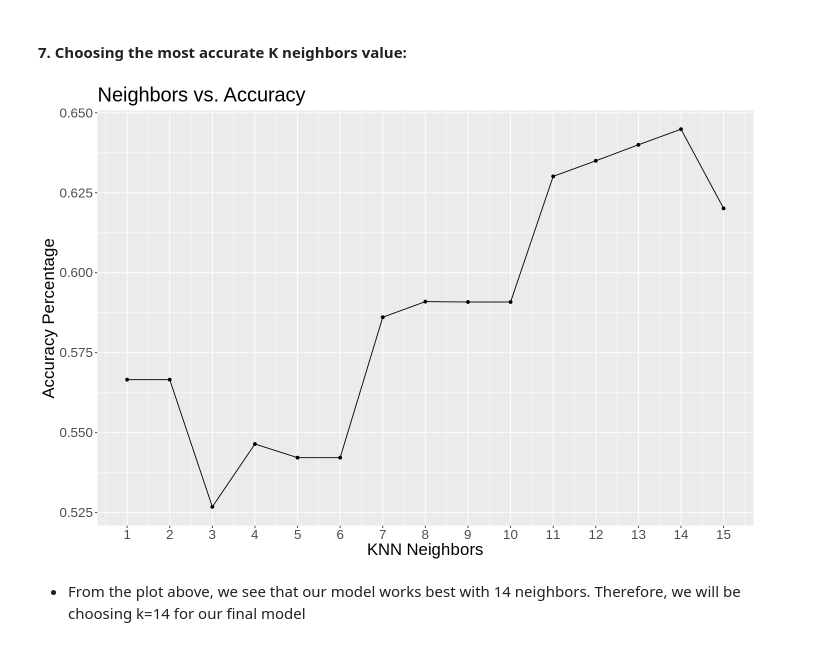
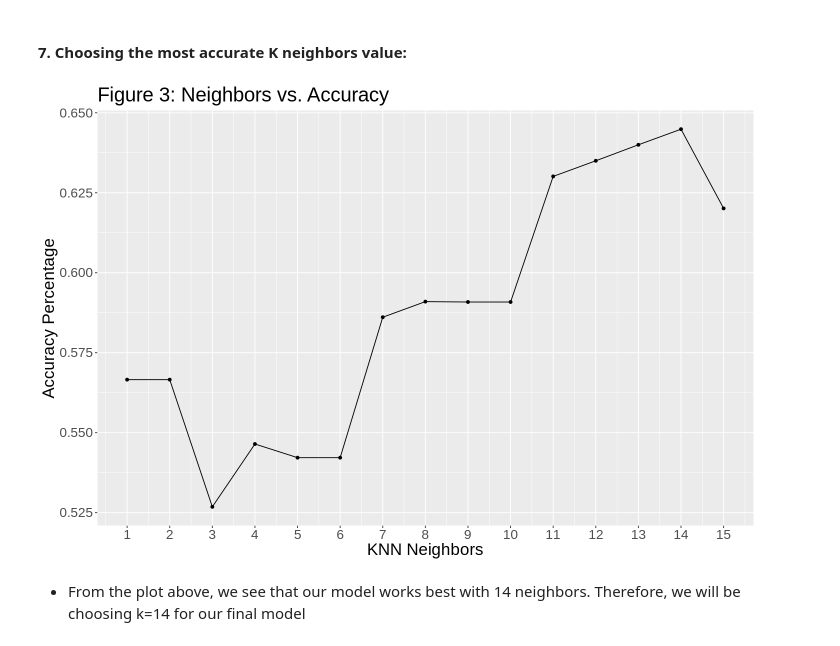
Before and after one commit to Tommy-Hu/dsci_100_heart_disease_project, a Jupyter notebook: Final Report.ipynb, the cells around one changed output. Cells and saved outputs as stored; diff of their text form; code cells hidden in the pictures.

```diff
--- a/Final Report.ipynb
+++ b/Final Report.ipynb
@@ -276,22 +244,22 @@ A tibble: 6 × 7
 # %%
 heart_results <- heart_metrics |>
     filter(.metric == "accuracy") |>
     select(neighbors, mean)
 # heart_results
 
 options(repr.plot.width = 12, repr.plot.height = 8)
 metric_plot <- heart_results |>
     ggplot(aes(x = neighbors, y = mean)) +
     geom_point() +
     geom_line() +
     scale_x_continuous(breaks = c(1:15)) +
-    ggtitle("Neighbors vs. Accuracy") +
+    ggtitle("Figure 3: Neighbors vs. Accuracy") +
     labs(x = "KNN Neighbors", y = "Accuracy Percentage")+
     theme(text=element_text(size=20))
 
 metric_plot
 # %% [output]
-[figure, old version]
+[figure, new version]
 # %% [markdown]
 - From the plot above, we see that our model works best with 14 neighbors. Therefore, we will be choosing k=14 for our final model
 # %%
```
Also changed, not shown: parts of 3 cells of this notebook.
